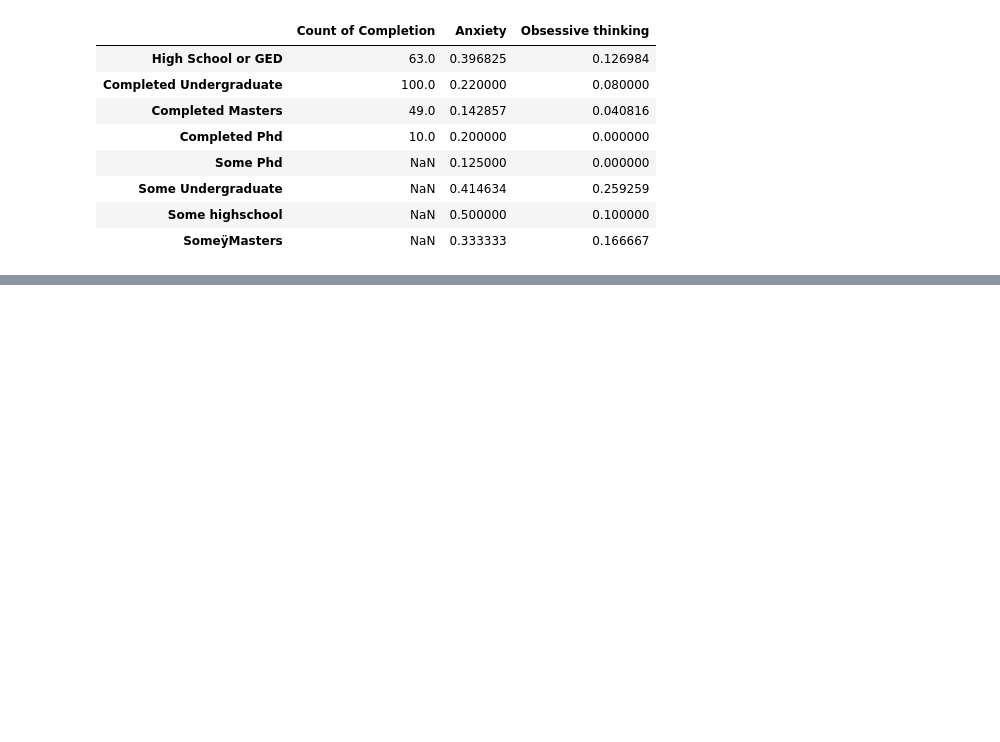
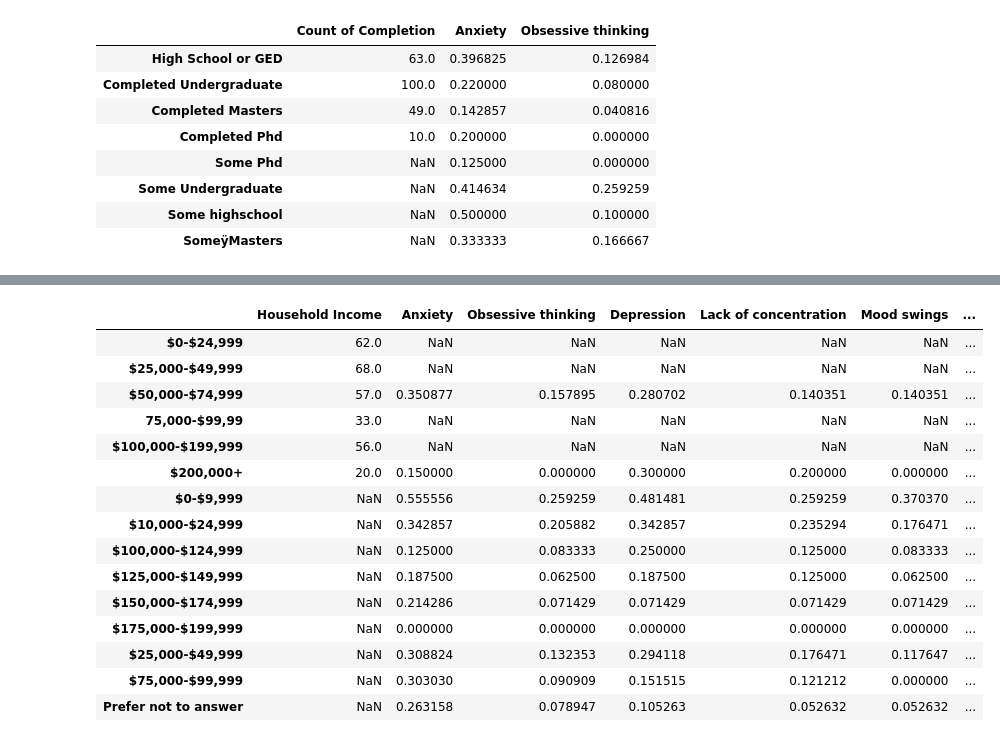
Before and after one commit to KMcLaurin12/Butler_GroupF_Project1, a Jupyter notebook: project_f.ipynb, the cells around one changed output, grey strips where cells are left out. Saved outputs shown, nothing was run; the diff lists cells and outputs as text; code cells hidden in the pictures; blank space fills up the shorter version.

```diff
--- a/project_f.ipynb
+++ b/project_f.ipynb
@@ -277,0 +485,3 @@ final_MH_completion_df
+# %%
+merged_hh_income_df_2 = pd.concat([merged_count_hh_income_anxiety_df, hh_income_vs_obs_thinking_groupby], axis=1)
+merged_hh_income_df_2
@@ -277,0 +505,3 @@ final_MH_completion_df
+# %%
+merged_hh_income_df_3 = pd.concat([merged_hh_income_df_2, hh_income_vs_depression_groupby], axis=1)
+merged_hh_income_df_3
@@ -277,0 +525,3 @@ final_MH_completion_df
+# %%
+merged_hh_income_df_4 = pd.concat([merged_hh_income_df_3, hh_income_vs_lack_of_concentration_groupby], axis=1)
+merged_hh_income_df_4
@@ -277,0 +545,3 @@ final_MH_completion_df
+# %%
+merged_hh_income_df_5 = pd.concat([merged_hh_income_df_4, hh_income_vs_moodswings_groupby], axis=1)
+merged_hh_income_df_5
@@ -277,0 +565,20 @@ final_MH_completion_df
+# %%
+final_MH_completion_hh_income_df = pd.concat([merged_hh_income_df_5, hh_income_vs_tiredness_groupby], axis=1)
+final_MH_completion_hh_income_df
+# %% [output]
+|  | Household Income | Anxiety | Obsessive thinking | Depression | Lack of concentration | Mood swings | ... |
+| $0-$24,999 | 62.0 | NaN | NaN | NaN | NaN | NaN | ... |
+| $25,000-$49,999 | 68.0 | NaN | NaN | NaN | NaN | NaN | ... |
+| $50,000-$74,999 | 57.0 | 0.350877 | 0.157895 | 0.280702 | 0.140351 | 0.140351 | ... |
+| 75,000-$99,99 | 33.0 | NaN | NaN | NaN | NaN | NaN | ... |
+| $100,000-$199,999 | 56.0 | NaN | NaN | NaN | NaN | NaN | ... |
+| $200,000+ | 20.0 | 0.150000 | 0.000000 | 0.300000 | 0.200000 | 0.000000 | ... |
+| $0-$9,999 | NaN | 0.555556 | 0.259259 | 0.481481 | 0.259259 | 0.370370 | ... |
+| $10,000-$24,999 | NaN | 0.342857 | 0.205882 | 0.342857 | 0.235294 | 0.176471 | ... |
+| $100,000-$124,999 | NaN | 0.125000 | 0.083333 | 0.250000 | 0.125000 | 0.083333 | ... |
+| $125,000-$149,999 | NaN | 0.187500 | 0.062500 | 0.187500 | 0.125000 | 0.062500 | ... |
+| $150,000-$174,999 | NaN | 0.214286 | 0.071429 | 0.071429 | 0.071429 | 0.071429 | ... |
+| $175,000-$199,999 | NaN | 0.000000 | 0.000000 | 0.000000 | 0.000000 | 0.000000 | ... |
+| $25,000-$49,999 | NaN | 0.308824 | 0.132353 | 0.294118 | 0.176471 | 0.117647 | ... |
+| $75,000-$99,999 | NaN | 0.303030 | 0.090909 | 0.151515 | 0.121212 | 0.000000 | ... |
+| Prefer not to answer | NaN | 0.263158 | 0.078947 | 0.105263 | 0.052632 | 0.052632 | ... |
```
Also changed, not shown: parts of 37 cells of this notebook.
